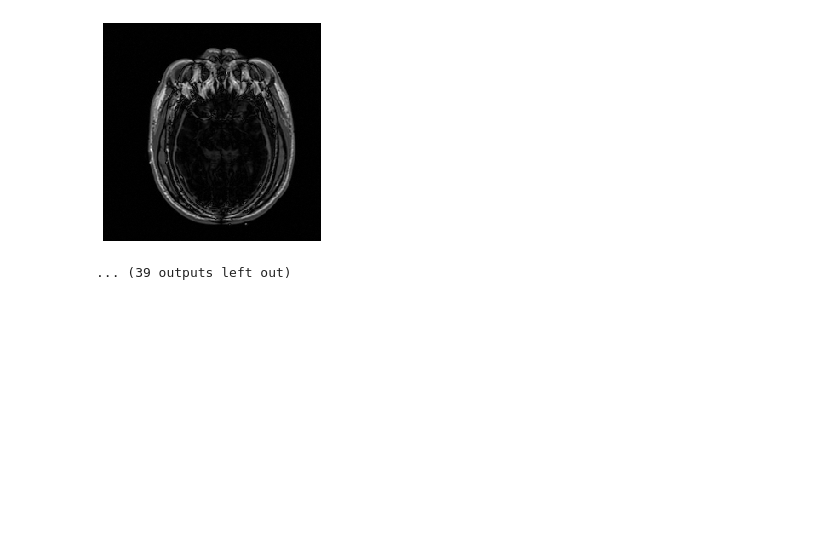
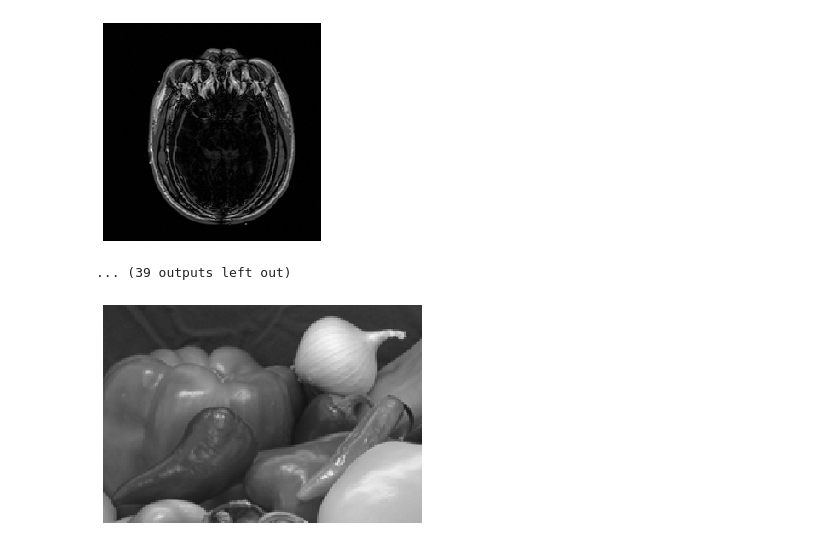
Before and after one commit to alishakiba/ComputerVision, a Jupyter notebook: ImageRegistration.ipynb, the cells around one changed output. Drawn from its saved outputs; the diff is of its cells as text; code cells hidden in the pictures; blank space fills up the shorter version.

Commit message:
adding normalized cross correlation registration

```diff
--- a/ImageRegistration.ipynb
+++ b/ImageRegistration.ipynb
@@ -141,3 +141,17 @@ print("After {} steps, we arrived at SAC equal to {:0.0f}".format(count, SAC(f,h
 [figure]
 [figure]
 ... (39 outputs left out)
+# %%
+# correlation image registration
+onion = cv2.imread(r'./images/onion.png', cv2.IMREAD_GRAYSCALE)
+onion = onion.astype(np.double)
+peppers = cv2.imread(r'./images/peppers.png', cv2.IMREAD_GRAYSCALE)
+peppers = peppers.astype(np.double)
+# %%
+plt.figure()
+plt.imshow(onion, cmap=plt.cm.gray, vmin=0, vmax=255)
+plt.axis('off')
+plt.show()
+plt.close()
+# %% [output]
+[figure, added]
```
Also changed, not shown: parts of 12 cells of this notebook.
